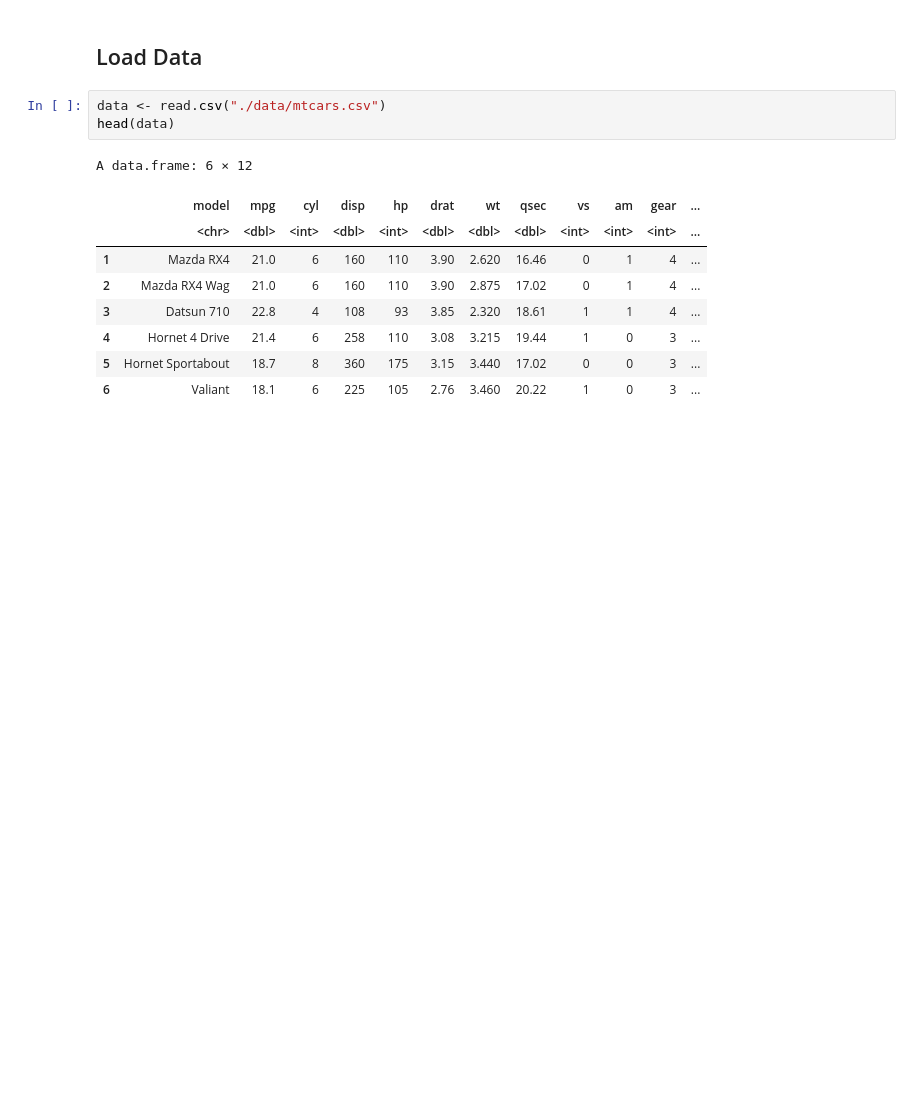
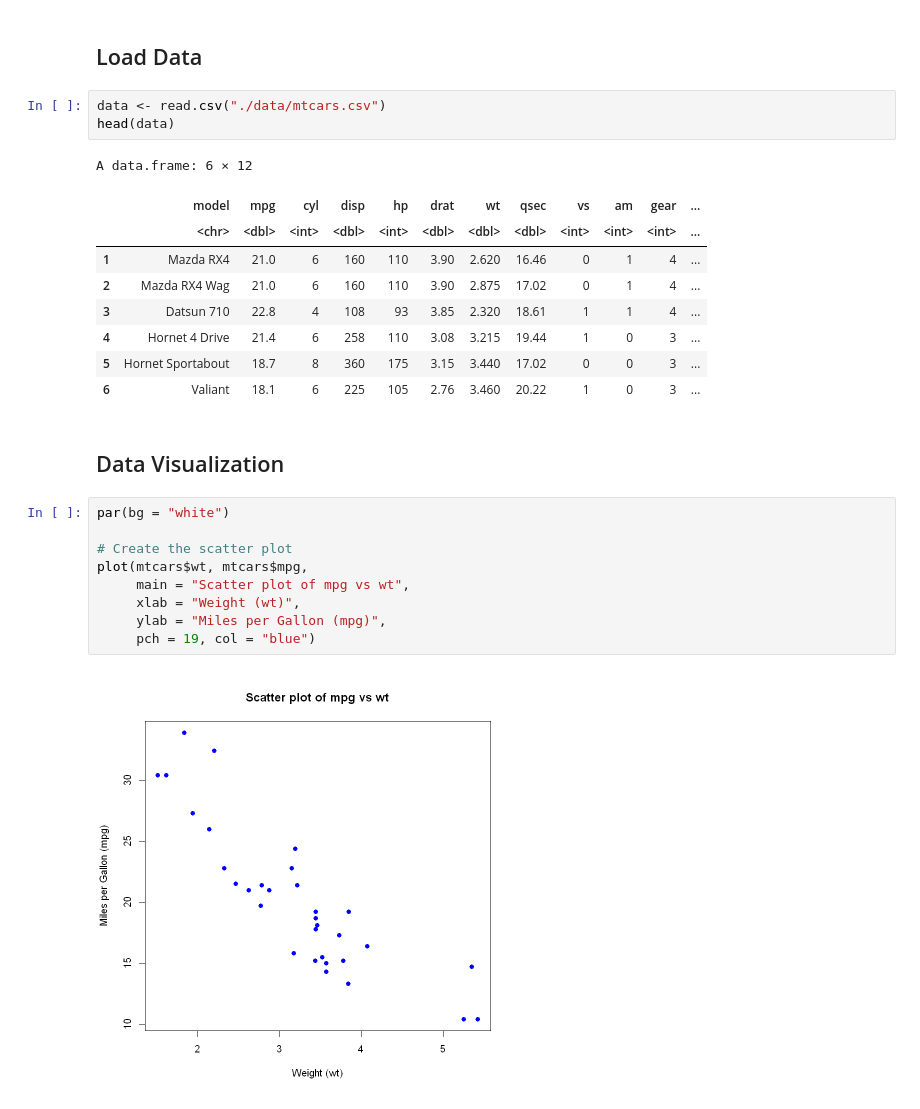
Before and after one commit to FirasKahlaoui/university-codes-and-tps, a Jupyter notebook: Prevision/Multiple Regression/multiple_regression.ipynb, the cells around one changed output. Saved outputs shown, nothing was run; the diff lists cells and outputs as text; blank space fills up the shorter version.

Commit message:
Data Visualisation

```diff
--- a/Prevision/Multiple Regression/multiple_regression.ipynb
+++ b/Prevision/Multiple Regression/multiple_regression.ipynb
@@ -28,3 +28,16 @@ A data.frame: 6 × 12
 | 4 | Hornet 4 Drive | 21.4 | 6 | 258 | 110 | 3.08 | 3.215 | 19.44 | 1 | 0 | 3 | ... |
 | 5 | Hornet Sportabout | 18.7 | 8 | 360 | 175 | 3.15 | 3.440 | 17.02 | 0 | 0 | 3 | ... |
 | 6 | Valiant | 18.1 | 6 | 225 | 105 | 2.76 | 3.460 | 20.22 | 1 | 0 | 3 | ... |
+# %% [markdown]
+## Data Visualization
+# %%
+par(bg = "white")
+
+# Create the scatter plot
+plot(mtcars$wt, mtcars$mpg,
+     main = "Scatter plot of mpg vs wt",
+     xlab = "Weight (wt)",
+     ylab = "Miles per Gallon (mpg)",
+     pch = 19, col = "blue")
+# %% [output]
+[figure, added]
```
Also changed, not shown: parts of 2 cells of this notebook, 1 other file.
